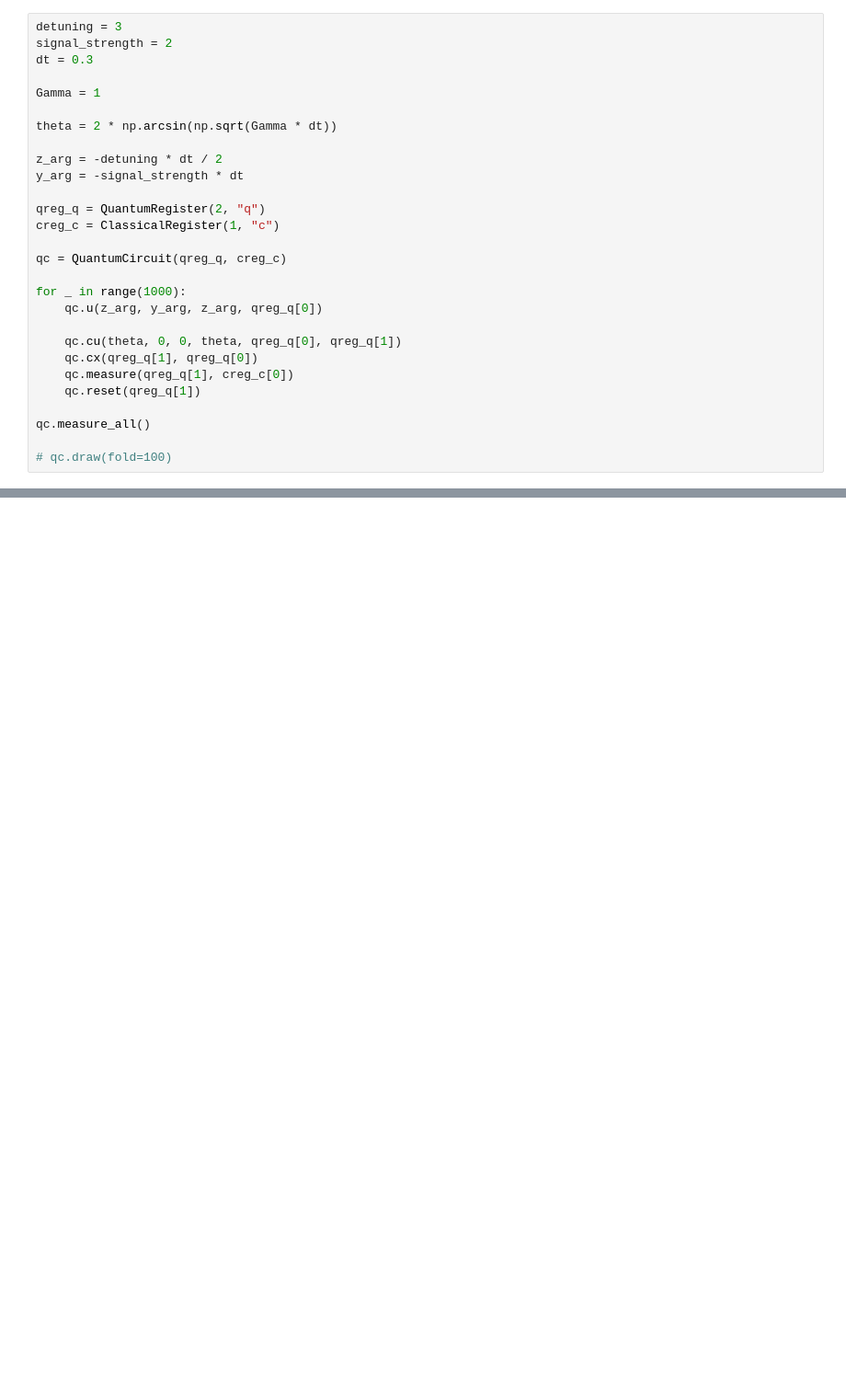
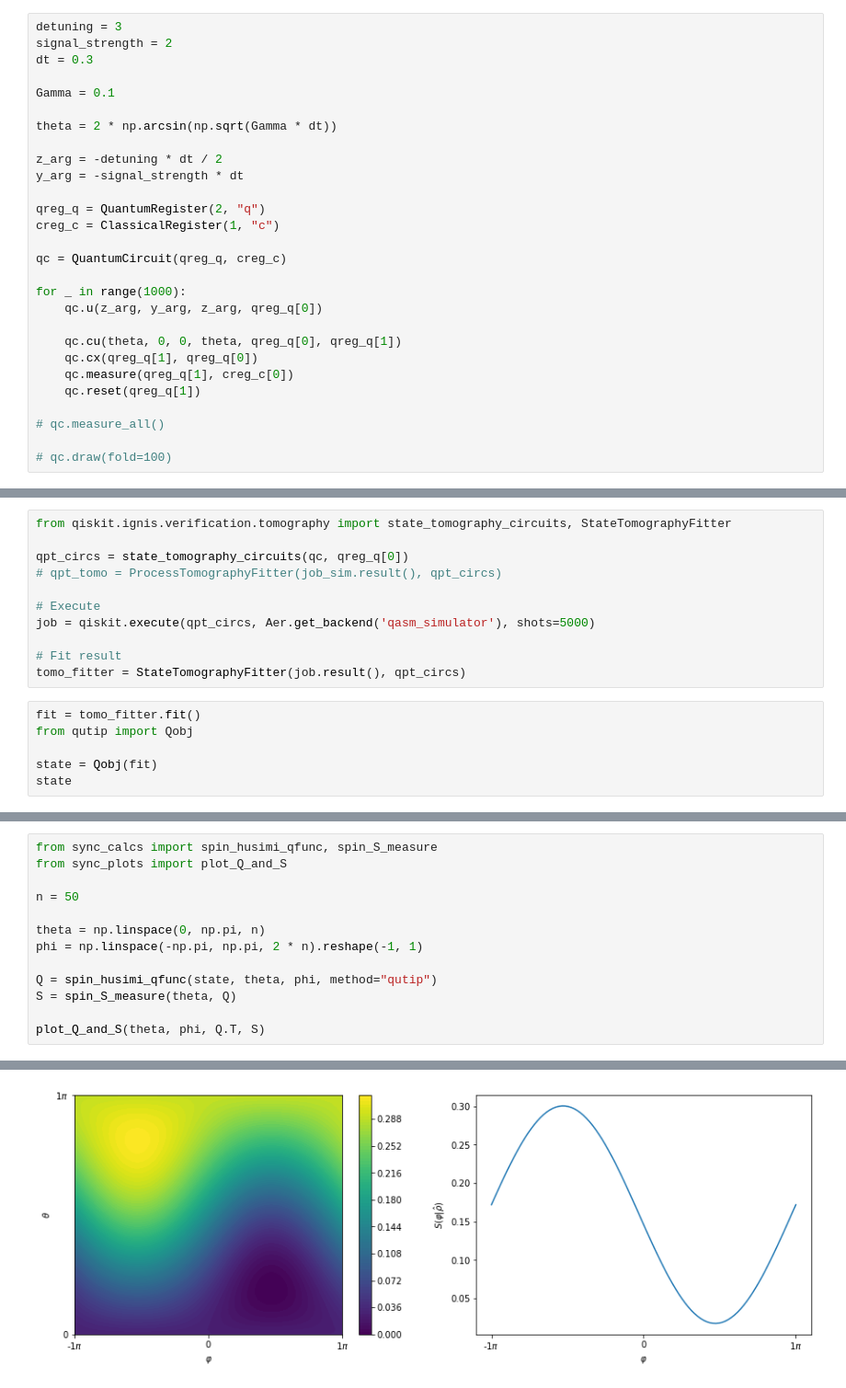
Before and after one commit to OliverDudgeon/QSync, a Jupyter notebook: qiskit-qubit.ipynb, the cells around one changed output, grey strips where cells are left out. Shown at 92% size. Saved outputs shown, nothing was run; the diff lists cells and outputs as text; blank space fills up the shorter version.

```diff
--- a/qiskit-qubit.ipynb
+++ b/qiskit-qubit.ipynb
@@ -7,7 +8,7 @@ detuning = 3
 signal_strength = 2
 dt = 0.3
 
-Gamma = 1
+Gamma = 0.1
 
 theta = 2 * np.arcsin(np.sqrt(Gamma * dt))
 
@@ -27,7 +28,7 @@ for _ in range(1000):
     qc.measure(qreg_q[1], creg_c[0])
     qc.reset(qreg_q[1])
 
-qc.measure_all()
+# qc.measure_all()
 
 # qc.draw(fold=100)
 # %%
@@ -44,0 +42,17 @@ result_sim.get_counts()
+# %%
+from qiskit.ignis.verification.tomography import state_tomography_circuits, StateTomographyFitter
+
+qpt_circs = state_tomography_circuits(qc, qreg_q[0])
+# qpt_tomo = ProcessTomographyFitter(job_sim.result(), qpt_circs)
+
+# Execute
+job = qiskit.execute(qpt_circs, Aer.get_backend('qasm_simulator'), shots=5000)
+
+# Fit result
+tomo_fitter = StateTomographyFitter(job.result(), qpt_circs)
+# %%
+fit = tomo_fitter.fit()
+from qutip import Qobj
+
+state = Qobj(fit)
+state
@@ -44,0 +61,14 @@ result_sim.get_counts()
+# %%
+from sync_calcs import spin_husimi_qfunc, spin_S_measure
+from sync_plots import plot_Q_and_S
+
+n = 50
+
+theta = np.linspace(0, np.pi, n)
+phi = np.linspace(-np.pi, np.pi, 2 * n).reshape(-1, 1)
+
+Q = spin_husimi_qfunc(state, theta, phi, method="qutip")
+S = spin_S_measure(theta, Q)
+
+plot_Q_and_S(theta, phi, Q.T, S)
+# %% [output]
@@ -45 +80,2 @@ result_sim.get_counts()
+[figure, added]
 # %%
```
Also changed, not shown: parts of 6 cells of this notebook, 2 other files.
